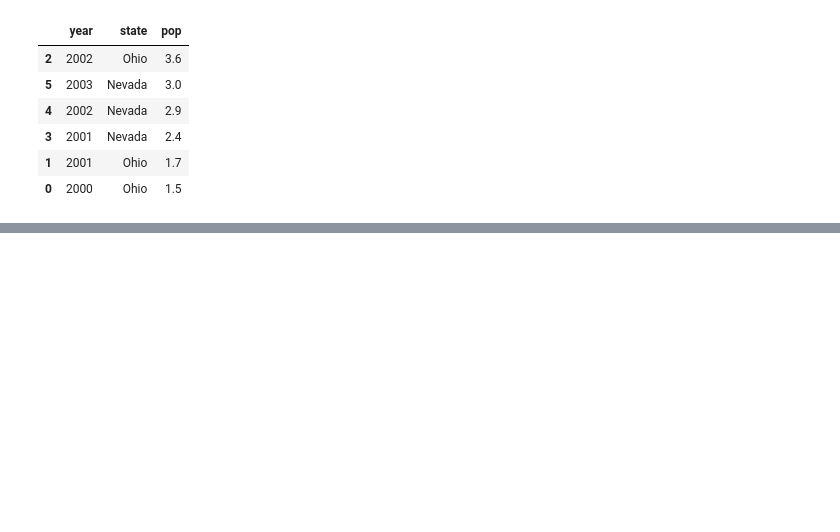
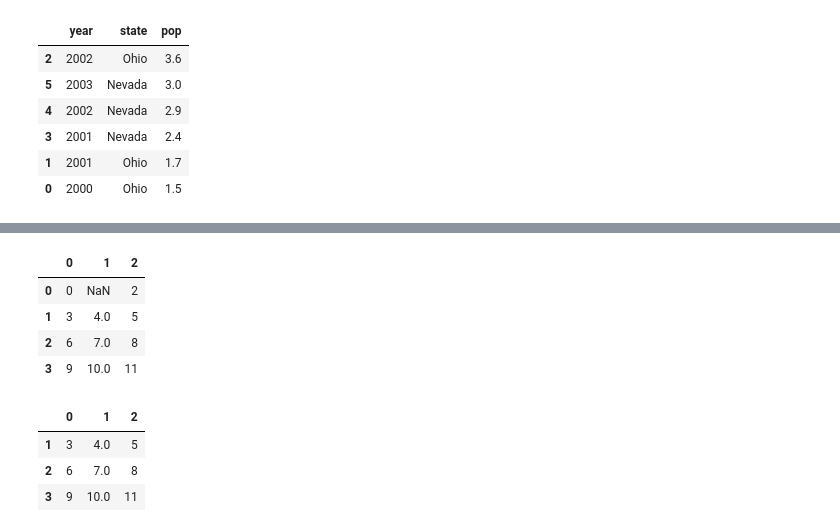
Before and after one commit to XiaoYueSean/PythonStudy, a Jupyter notebook: 2. Python 数据分析/Pandas/pandas_basic.ipynb, the cells around one changed output, grey strips where cells are left out. Drawn from its saved outputs; the diff is of its cells as text; code cells hidden in the pictures; blank space fills up the shorter version.

```diff
--- a/2. Python 数据分析/Pandas/pandas_basic.ipynb
+++ b/2. Python 数据分析/Pandas/pandas_basic.ipynb
@@ -266,0 +319,18 @@ df1.sort_values(by = 'pop', ascending=False)
+# %%
+tmp_df1.dropna(axis=0, how='all')
+# how 可以选择两个参数， 'all' 'any' how = {'any', 'all'}
+# all 是所有的行或者列都为空则除掉
+# any 是任意一行或者任何一列其中一个值为空则删除
+# %% [output]
+|  | 0 | 1 | 2 |
+| 0 | 0 | NaN | 2 |
+| 1 | 3 | 4.0 | 5 |
+| 2 | 6 | 7.0 | 8 |
+| 3 | 9 | 10.0 | 11 |
+# %%
+tmp_df1.dropna(axis=0, how = 'any')
+# %% [output]
+|  | 0 | 1 | 2 |
+| 1 | 3 | 4.0 | 5 |
+| 2 | 6 | 7.0 | 8 |
+| 3 | 9 | 10.0 | 11 |
```
Also changed, not shown: parts of 18 cells of this notebook, 2 other files.
